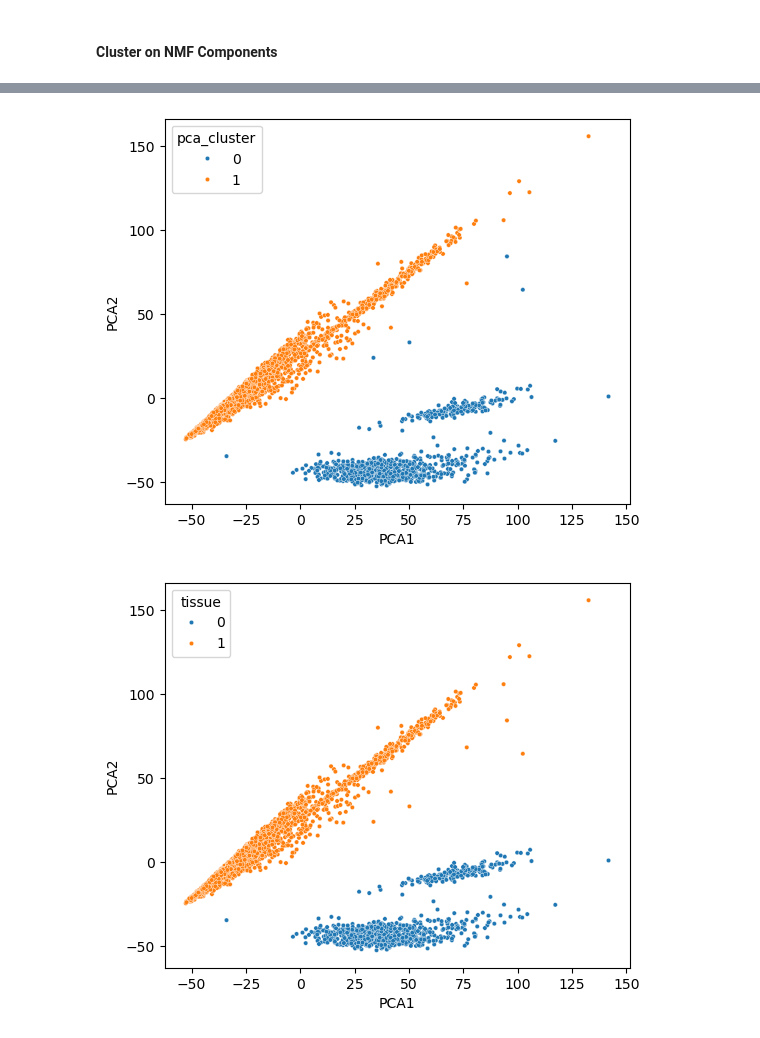
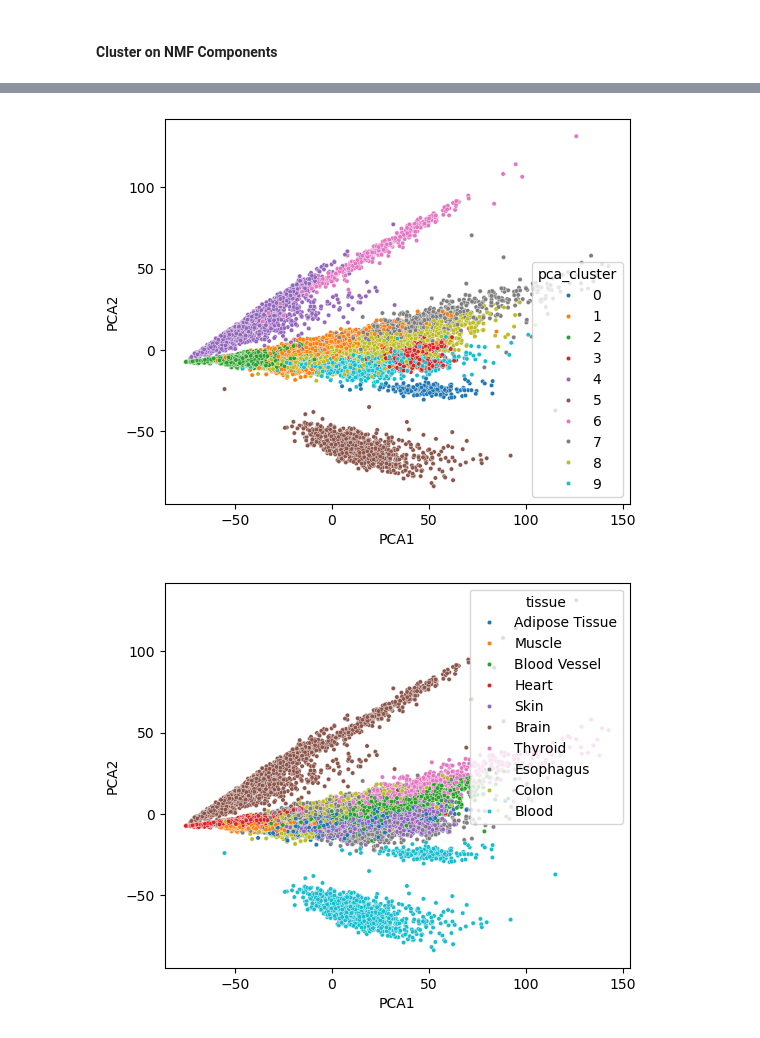
Before and after one commit to canderson318/assignment-03, a Jupyter notebook: src/004-clustering.ipynb, the cells around one changed output, grey strips where cells are left out. Saved outputs shown, nothing was run; the diff lists cells and outputs as text; code cells hidden in the pictures.

```diff
--- a/src/004-clustering.ipynb
+++ b/src/004-clustering.ipynb
@@ -91,8 +129,8 @@ NMF components for two components have best BIC relative to PCA
 
 # make model object
 np.random.seed(1293)
-NMF_gmm= GaussianMixture(n_components= 2,random_state=0)
-PCA_gmm= GaussianMixture(n_components= 2,random_state=0)
+NMF_gmm= GaussianMixture(n_components= 10,random_state=0)
+PCA_gmm= GaussianMixture(n_components= 10,random_state=0)
 
 # fit model
 NMF_gmm.fit(dat_dict['rDims']['NMF']['scores'])
@@ -115,8 +153,11 @@ pca = pd.DataFrame(
 plot_df = pd.concat([nmf, pca], axis=1).assign(
     nmf_cluster=NMF_clusters,
     pca_cluster=PCA_clusters,
-    tissue = (dat_dict['colData'].SMTS.values=="Brain").astype(int)
+    tissue = dat_dict['colData'].SMTS.values
 )
+
+plot_df["nmf_cluster"] = plot_df["nmf_cluster"].astype("category")
+plot_df["pca_cluster"] = plot_df["pca_cluster"].astype("category")
 
 
 plt.figure(figsize=(6,5))
@@ -142,6 +183,7 @@ sns.scatterplot(
     data=plot_df,
     x="PCA1", y="PCA2",
     hue="pca_cluster",
+    # palette= palette
     s=10
 )
 plt.show()
@@ -161,2 +203,2 @@ plt.show()
-[figure, old version]
+[figure, new version]
-[figure, old version]
+[figure, new version]
```
Also changed, not shown: parts of 10 cells of this notebook, 17 other files.
